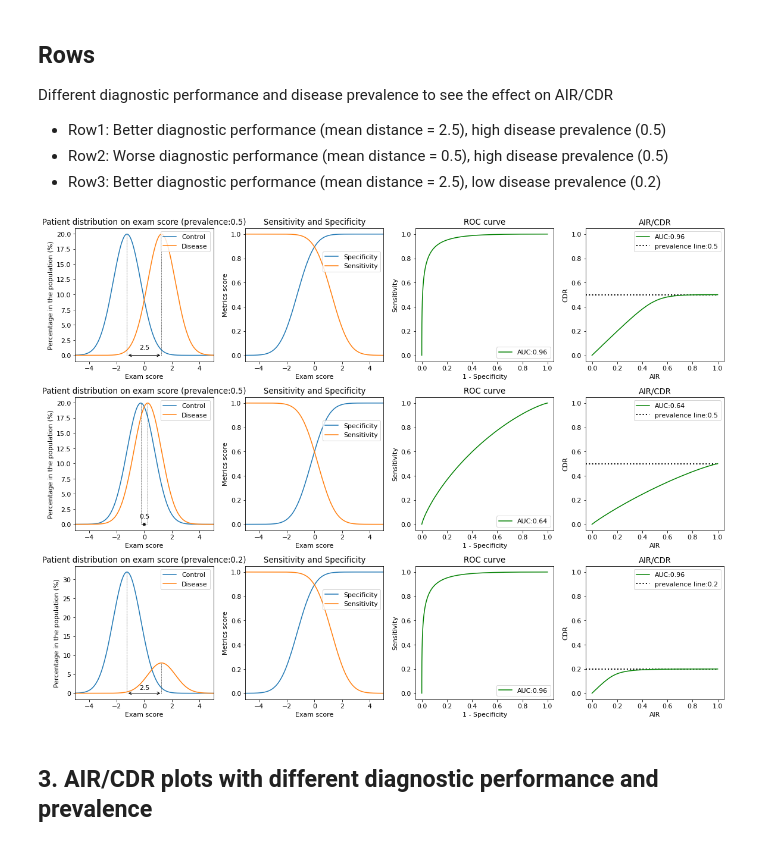
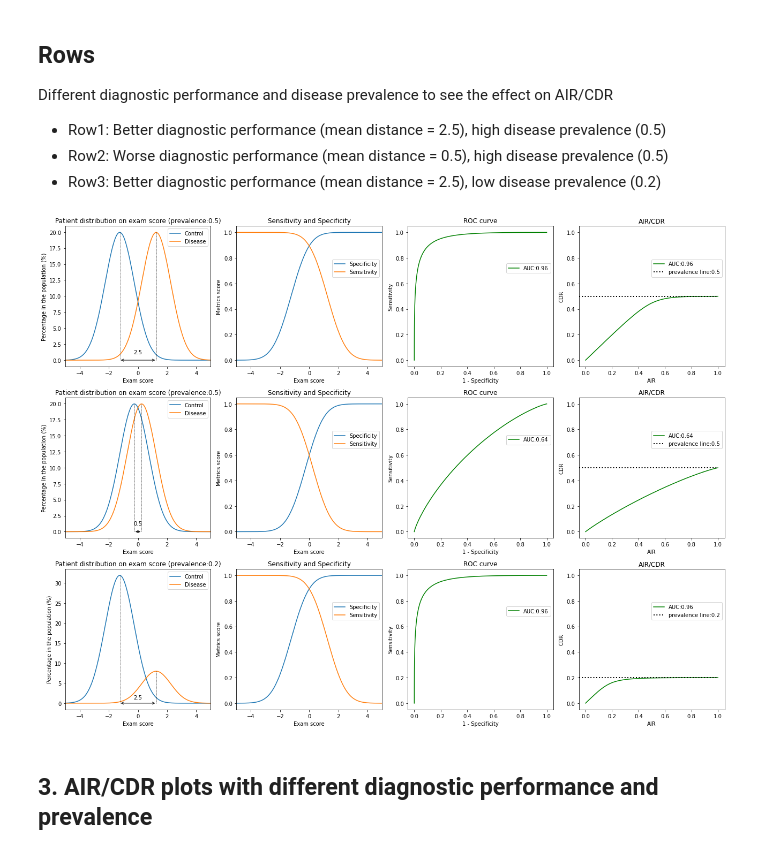
Before and after one commit to hnakai17/Performance_metrics_ProstateMRI, a Jupyter notebook: Simulation.ipynb, the cells around one changed output. Saved outputs shown, nothing was run; the diff lists cells and outputs as text; code cells hidden in the pictures.

```diff
--- a/Simulation.ipynb
+++ b/Simulation.ipynb
@@ -13,7 +13,7 @@ import matplotlib.pyplot as plt
 from scipy.stats import norm
 import pandas as pd
 from itertools import product
-plt.rcParams.update({"font.size":11})
+plt.rcParams.update({"font.size":10})
 # %%
 # Align Markdown formulas and tables to the left
 # %%
@@ -152,7 +152,7 @@ def create_plots(mean_dif, prev, ax=None, ax_row=None, plot=True, ret=False):
         ax[ax_row, 1].set_xlabel("Exam score")
         ax[ax_row, 1].set_ylabel("Metrics score")
         ax[ax_row, 1].set_xlim((-score_limit, score_limit))
-        ax[ax_row, 1].legend(bbox_to_anchor=(1, 0.85), loc="upper right")
+        ax[ax_row, 1].legend(bbox_to_anchor=(1, 0.7), loc="center right")
 
         ## 3. ROC curve
         ax[ax_row, 2].plot(1-spec, sens, label=f"AUC:{round(AUC, 2)}", c="green")
@@ -161,7 +161,7 @@ def create_plots(mean_dif, prev, ax=None, ax_row=None, plot=True, ret=False):
         ax[ax_row, 2].set_ylabel("Sensitivity")
         ax[ax_row, 2].set_xlim((-0.05, 1.05))
         ax[ax_row, 2].set_ylim((-0.05, 1.05))
-        ax[ax_row, 2].legend(loc="lower right")
+        ax[ax_row, 2].legend(bbox_to_anchor=(1, 0.7),loc="center right")
 
         ## 4. AIR/CDR plot
         ax[ax_row, 3].plot(AIR, CDR, label=f"AUC:{round(AUC, 2)}", c="green")
@@ -171,7 +171,7 @@ def create_plots(mean_dif, prev, ax=None, ax_row=None, plot=True, ret=False):
         ax[ax_row, 3].set_xlim((-0.05, 1.05))
         ax[ax_row, 3].set_ylim((-0.05, 1.05))
         ax[ax_row, 3].hlines(y=prev, xmin=-0.05, xmax=1, colors='black', ls=':', lw=2, label=f'prevalence line:{prev}')
-        ax[ax_row, 3].legend(loc="upper right")
+        ax[ax_row, 3].legend(bbox_to_anchor=(1, 0.7), loc="center right")
     if ret:
         return {"score":score, "sens":sens, "spec":spec, "AUC":AUC, "CDR":CDR, "AIR":AIR}
 # %% [markdown]
@@ -190,13 +190,13 @@ Different diagnostic performance and disease prevalence to see the effect on AIR
 - Row3: Better diagnostic performance (mean distance = 2.5), low disease prevalence (0.2)
 # %%
 nrows = 3
-fig, ax = plt.subplots(nrows=nrows, ncols=4, figsize=(16, 4*nrows))
+fig, ax = plt.subplots(nrows=nrows, ncols=4, figsize=(18, 4.5*nrows))
 create_plots(mean_dif=2.5, prev=0.5, ax=ax, ax_row=0)
 create_plots(mean_dif=0.5, prev=0.5, ax=ax, ax_row=1)
 create_plots(mean_dif=2.5, prev=0.2, ax=ax, ax_row=2)
 plt.tight_layout()
 # %% [output]
-[figure, old version]
+[figure, new version]
 # %% [markdown]
 ## 3. AIR/CDR plots with different diagnostic performance and prevalence
 # %%
```
Also changed, not shown: parts of 2 cells of this notebook.
